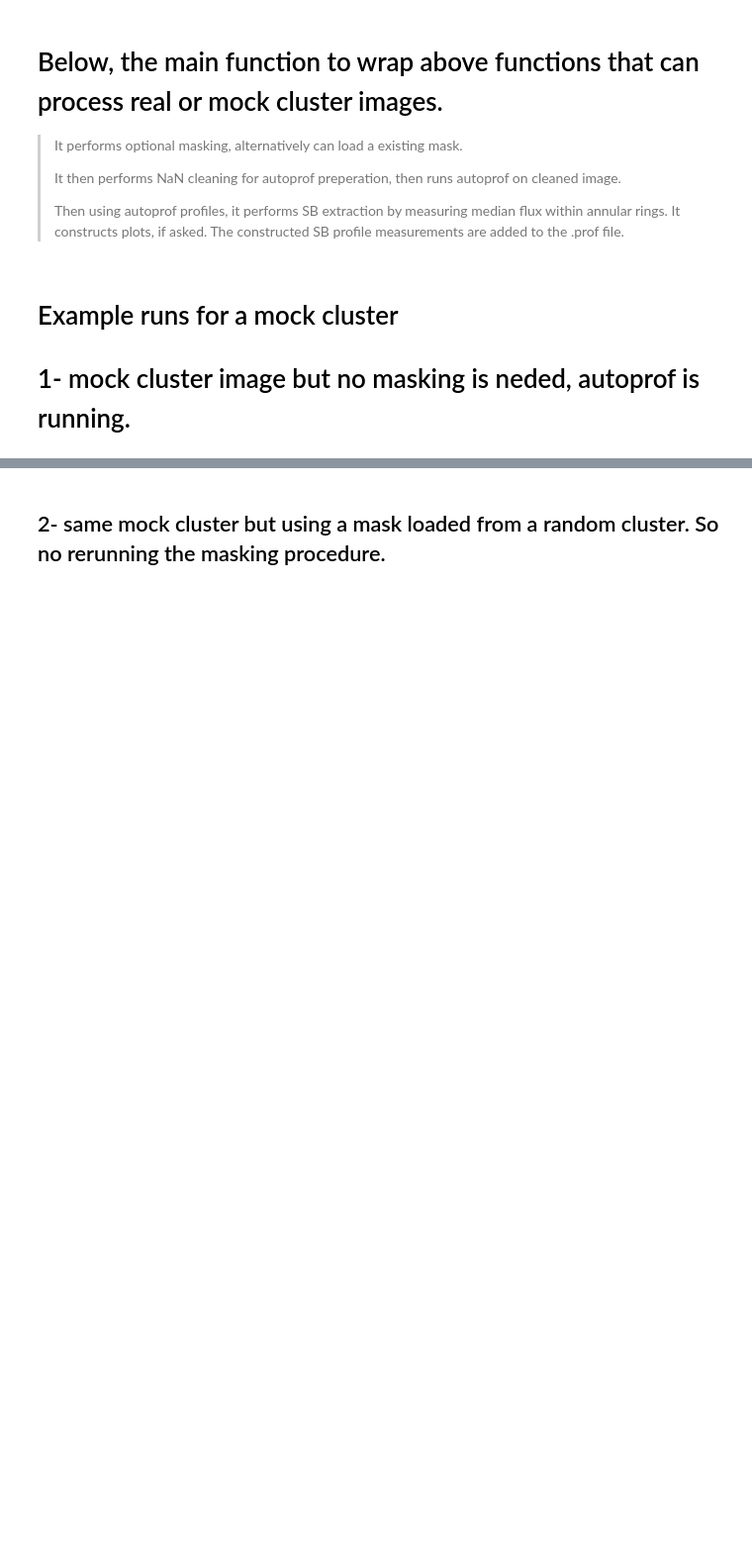
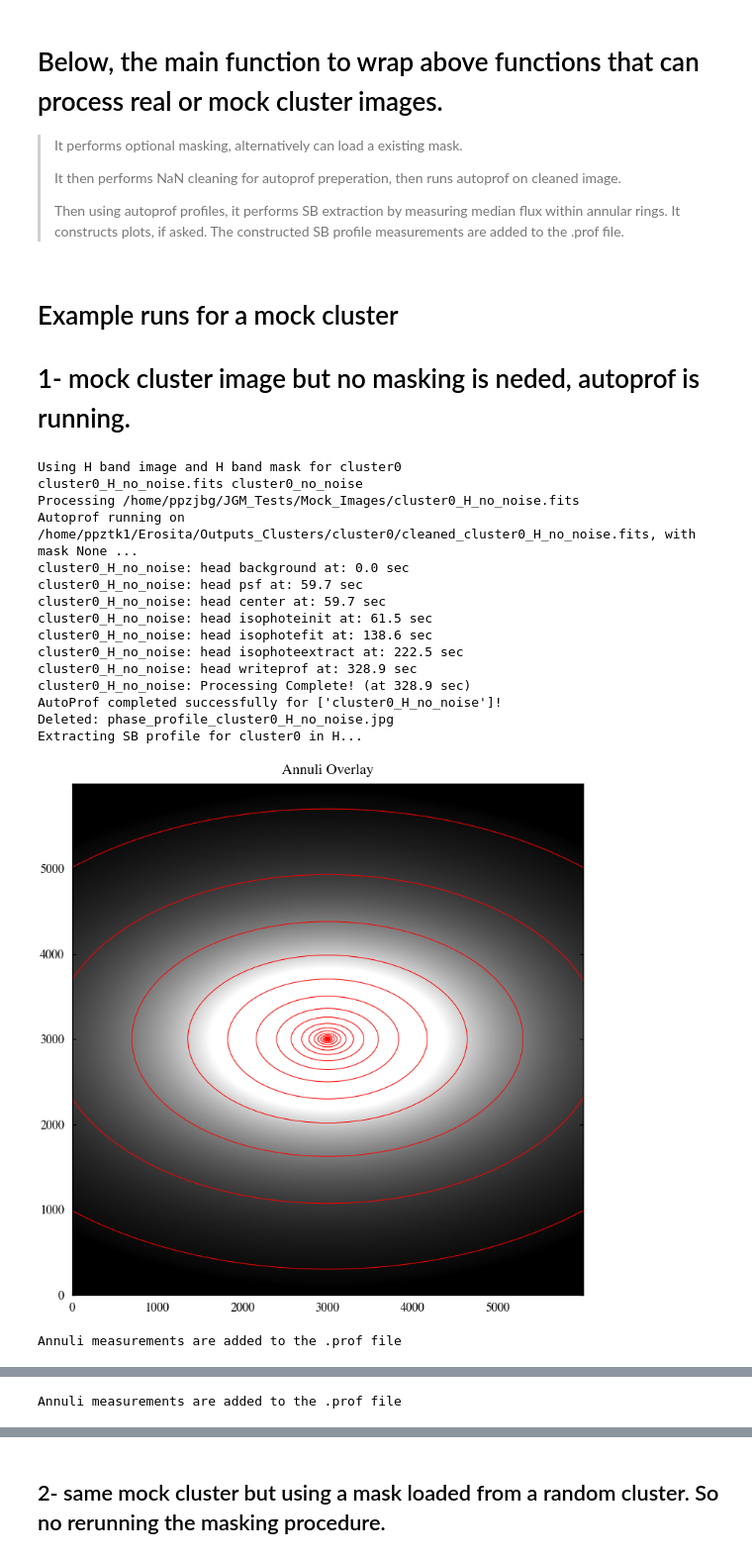
Before and after one commit to IntraClusterLight/nicl_q1, a Jupyter notebook: nbs/Autoprof_mask_prep_run.ipynb, the cells around one changed output, grey strips where cells are left out. Shown at 99% size. Cells and saved outputs as stored; diff of their text form; code cells hidden in the pictures; blank space fills up the shorter version.

Commit message:
Changes to noise and profile extraction, debugging

```diff
--- a/nbs/Autoprof_mask_prep_run.ipynb
+++ b/nbs/Autoprof_mask_prep_run.ipynb
@@ -329,6 +329,7 @@ def create_combined_nir_mask(
         print('Coadded image is saved.')
 
     print("Masking the coadded image...")
+
     masks = create_masks(combined_ccd, centre_pos=centre_pos, z=redshift, filter=filter, zeropoint=23.9)
 
     if centre_pos is not False:
@@ -374,7 +375,7 @@ def create_vis_mask(VIS_filename, output_dir=None, label=None, centre_pos=None,
     """Create a VIS mask for use when measuring ICL."""
 
     image = CCDData.read(VIS_filename, unit="adu")
-    masks = create_masks(image, centre_pos=centre_pos, z=redshift, filter=filter)
+    masks = create_masks(image, centre_pos=centre_pos, z=redshift, filter=filter, zeropoint=23.9)
 
     if centre_pos is not False:
         mask_for_background = masks["badpixel"] | masks["icl"] | masks["object"]
@@ -425,7 +426,7 @@ from astropy.nddata import CCDData
 
 def create_bkgsub_images(
     image_paths,
-    measurement_mask_path,
+    background_mask_path,
     output_background_dir,
     temp_cleaned_dir,
     centre_pos=False,
@@ -439,7 +440,7 @@ def create_bkgsub_images(
     Path(output_background_dir).mkdir(parents=True, exist_ok=True)
     Path(temp_cleaned_dir).mkdir(parents=True, exist_ok=True)
 
-    measurement_mask = fits.getdata(measurement_mask_path).astype(bool)
+    background_mask = fits.getdata(background_mask_path).astype(bool)
 
     filenames_cleaned = {}
 
@@ -448,7 +449,7 @@ def create_bkgsub_images(
 
         bkg = get_background(
             image.data,
-            mask=measurement_mask,
+            mask=background_mask,
             box_size=NIR_STACK_BKG_BOX_SIZE,
             filter_size=NIR_STACK_BKG_FILTER_SIZE,
         )
@@ -1451,21 +1513,39 @@ def process_cluster_pipeline(
 # Example runs for a mock cluster
 # 1- mock cluster image but no masking is neded, autoprof is running.
 # %%
-cluster_ids = ["cluster"]
+cluster_ids = ["cluster0"]
 image_dir = Path("/home/ppzjbg/JGM_Tests/Mock_Images/")
 outdir = Path("/home/ppztk1/Erosita/Outputs_Clusters/")
-filters = ["VIS"]
+filters = ["H", "Y"]
 
 process_cluster_pipeline(
     image_dir=image_dir,
     outdir=outdir,
     cluster_ids=cluster_ids,
     filters=filters,
     mock_image=True,
     masking=False,
     rerun_masking = False,
-    run_autoprof_function = True, # if .prof files already exist and only SB extraction is needed.
+    run_autoprof_function = True,
     SB_extraction=True,
     show_profiles = True,
-    prefix = 'no_noise' # to run this on 'no_noise' mock images comment this out.
+    prefix = 'no_noise'
 )
+# %% [output]
+Using H band image and H band mask for cluster0
+cluster0_H_no_noise.fits cluster0_no_noise
+Processing /home/ppzjbg/JGM_Tests/Mock_Images/cluster0_H_no_noise.fits
+Autoprof running on /home/ppztk1/Erosita/Outputs_Clusters/cluster0/cleaned_cluster0_H_no_noise.fits, with mask None ...
+cluster0_H_no_noise: head background at: 0.0 sec
+cluster0_H_no_noise: head psf at: 59.7 sec
+cluster0_H_no_noise: head center at: 59.7 sec
+cluster0_H_no_noise: head isophoteinit at: 61.5 sec
+cluster0_H_no_noise: head isophotefit at: 138.6 sec
+cluster0_H_no_noise: head isophoteextract at: 222.5 sec
+cluster0_H_no_noise: head writeprof at: 328.9 sec
+cluster0_H_no_noise: Processing Complete! (at 328.9 sec)
+AutoProf completed successfully for ['cluster0_H_no_noise']!
+Deleted: phase_profile_cluster0_H_no_noise.jpg
+Extracting SB profile for cluster0 in H...
+[figure, added]
+Annuli measurements are added to the .prof file
@@ -1471,0 +1570 @@ process_cluster_pipeline(
+Annuli measurements are added to the .prof file
```
Also changed, not shown: parts of 16 cells of this notebook, 38 other files.
